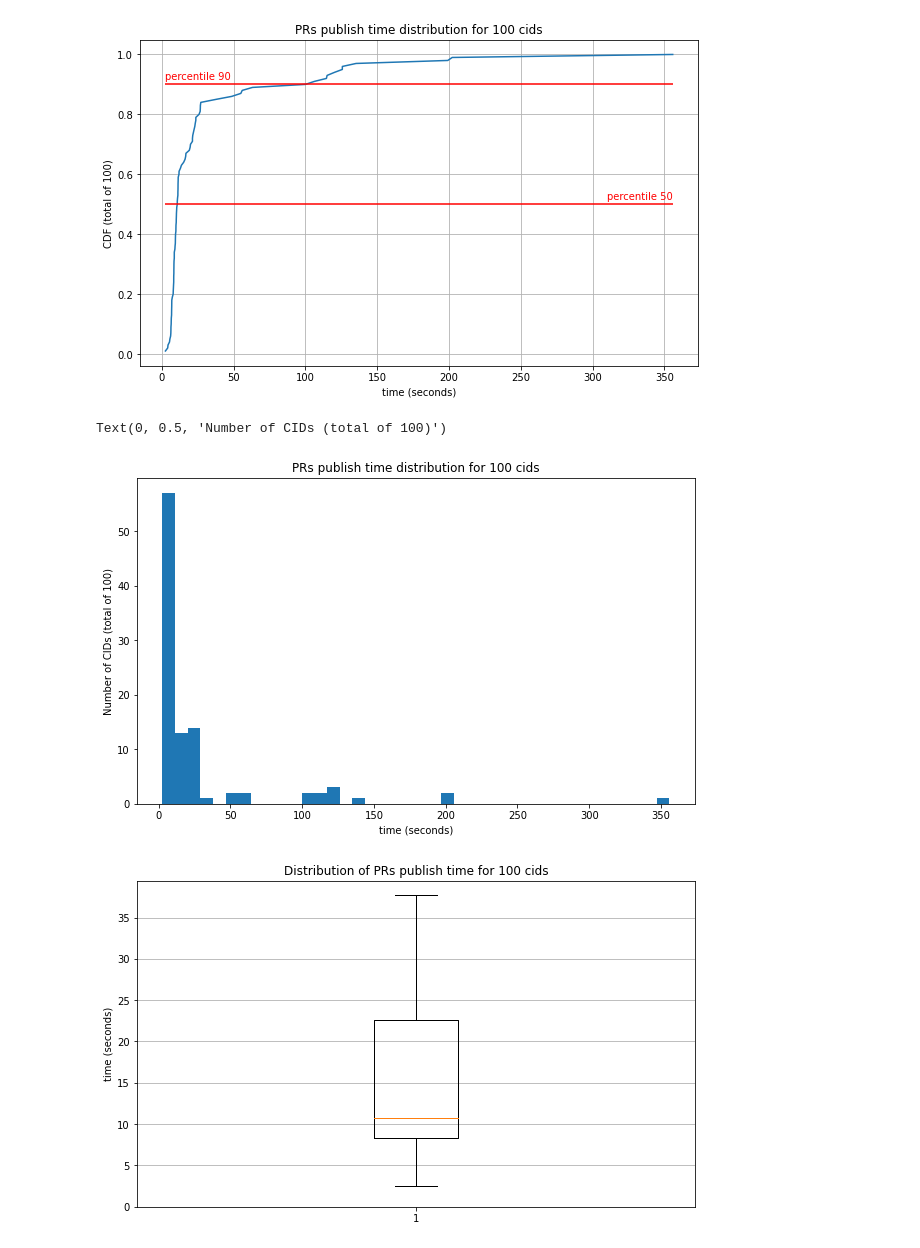
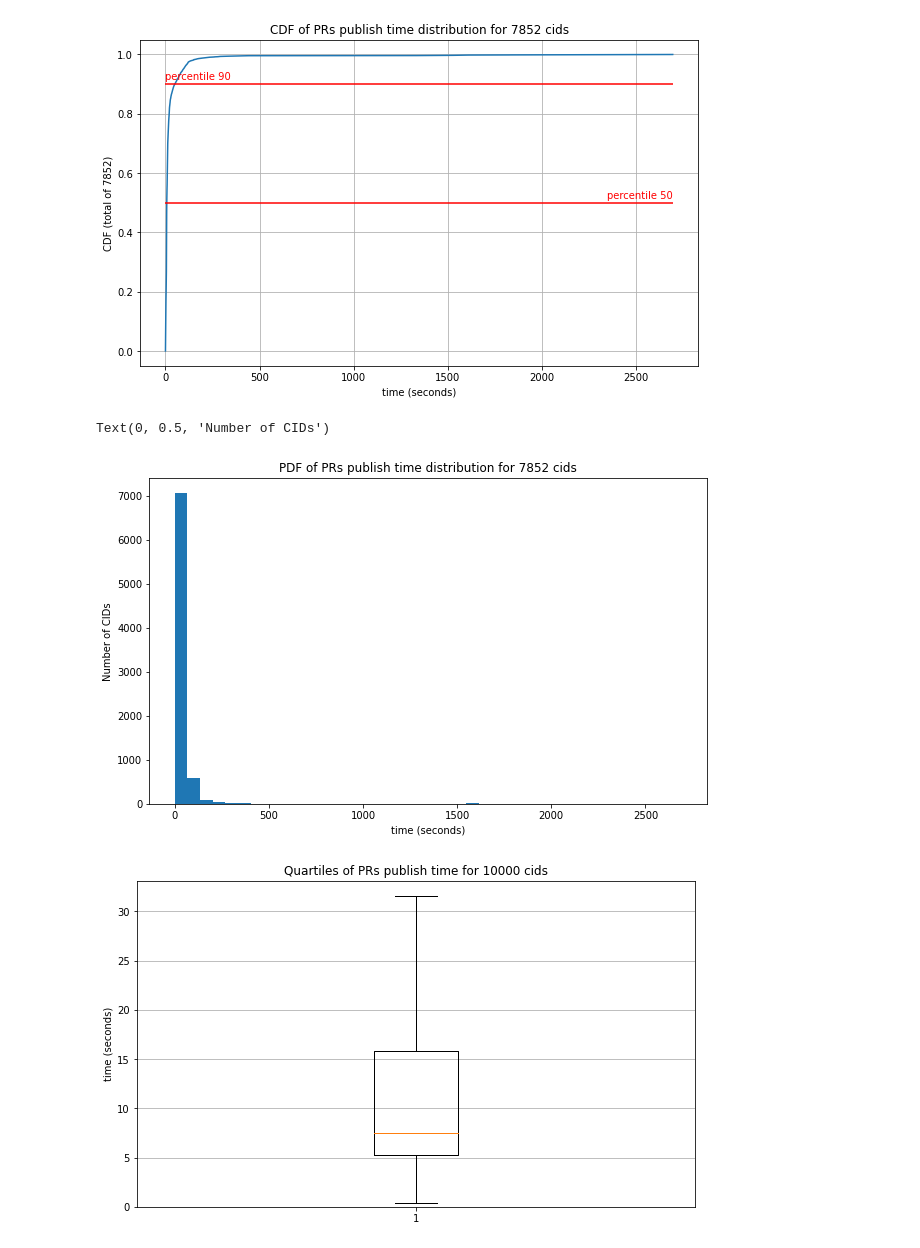
Before and after one commit to cortze/ipfs-cid-hoarder, a Jupyter notebook: analyzer/cid_hoarder_analyzer.ipynb, the cells around one changed output. Drawn from its saved outputs; the diff is of its cells as text; code cells hidden in the pictures.

```diff
--- a/analyzer/cid_hoarder_analyzer.ipynb
+++ b/analyzer/cid_hoarder_analyzer.ipynb
@@ -66,7 +66,7 @@ cdf_pt = np.cumsum(pobj['count'])
 cdf_pt = cdf_pt / (cdf_pt[len(cdf_pt)-1])
 
 plt.plot(pobj["provide_time"],cdf_pt)
-plt.title(f'PRs publish time distribution for {len(pobj)} cids')
+plt.title(f'CDF of PRs publish time distribution for {len(pobj)} cids')
 plt.xlabel("time (seconds)")
 plt.ylabel(f"CDF (total of {len(pobj)})")
 
@@ -80,15 +80,15 @@ plt.grid()
 
 #plt.hist(pobj['provide_time'], cdf_pt)
 # %% [output]
-[figure, old version]
+[figure, new version]
 # %%
 plt.hist(pobj['provide_time'], density=False, bins=40)
-plt.title(f'PRs publish time distribution for {len(pobj)} cids')
+plt.title(f'PDF of PRs publish time distribution for {len(pobj)} cids')
 plt.xlabel("time (seconds)")
-plt.ylabel(f"Number of CIDs (total of {len(pobj)})")
+plt.ylabel(f"Number of CIDs")
 # %% [output]
-Text(0, 0.5, 'Number of CIDs (total of 100)')
+Text(0, 0.5, 'Number of CIDs')
-[figure, old version]
+[figure, new version]
 # %%
 # Quartiles of time to execute IPFS DHT Provide method
 pobj = pd.read_sql_query("select provide_time from cid_info order by provide_time ASC", db_con)
@@ -99,10 +99,10 @@ fig, ax = plt.subplots()
 ax.boxplot(pobj["provide_time"], showfliers=False)
 ax.set_ylabel("time (seconds)")
 ax.set_ylim(bottom=0) #, top=pobj.iloc[len(pobj)-1]
-plt.title(f'Distribution of PRs publish time for {len(pobj)} cids')
+plt.title(f'Quartiles of PRs publish time for {len(pobj)} cids')
 plt.grid(axis='y')
 # %% [output]
-[figure, old version]
+[figure, new version]
 # %%
 # Get the time to ping PR Holders
 
```
Also changed, not shown: parts of 8 cells of this notebook, 3 other files.
